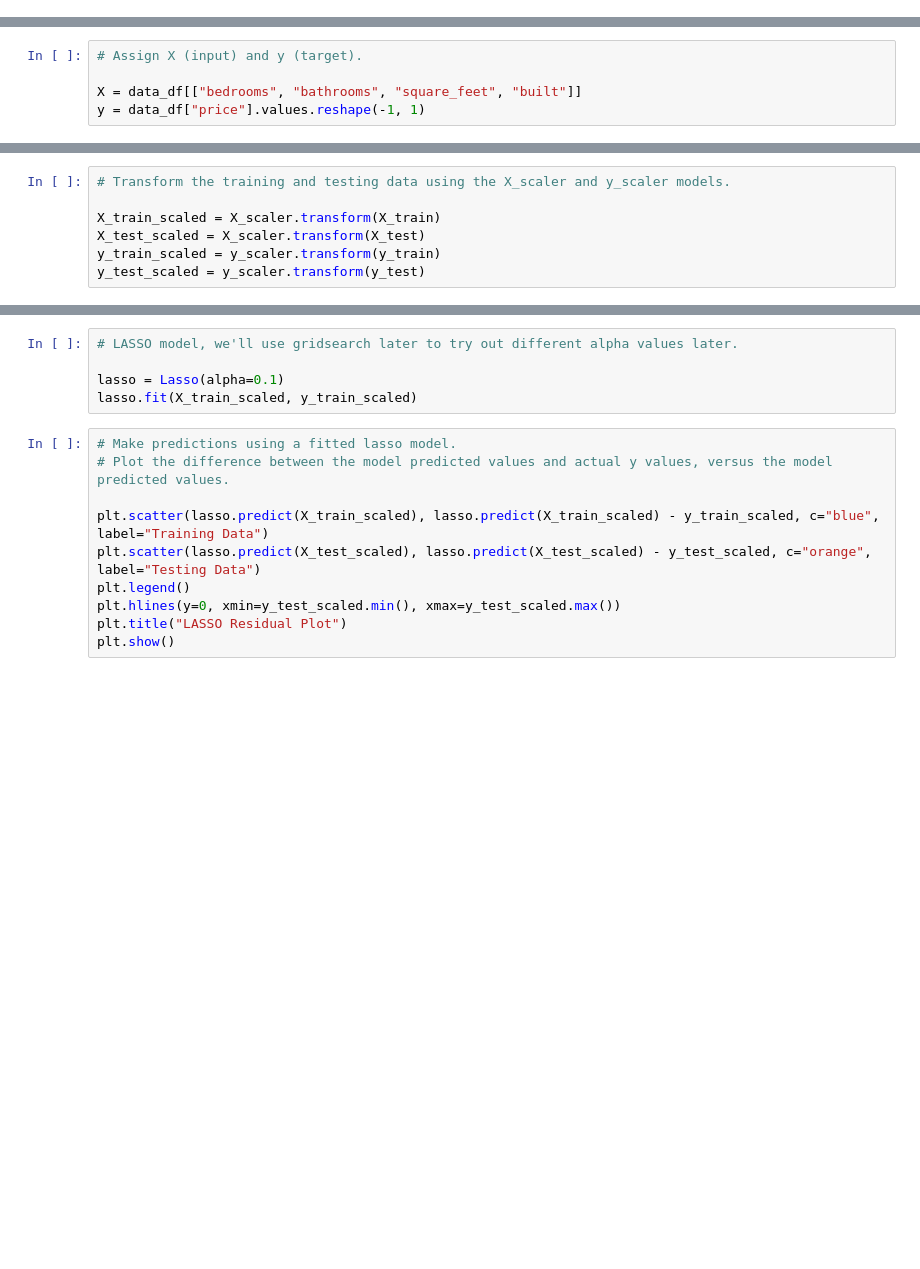
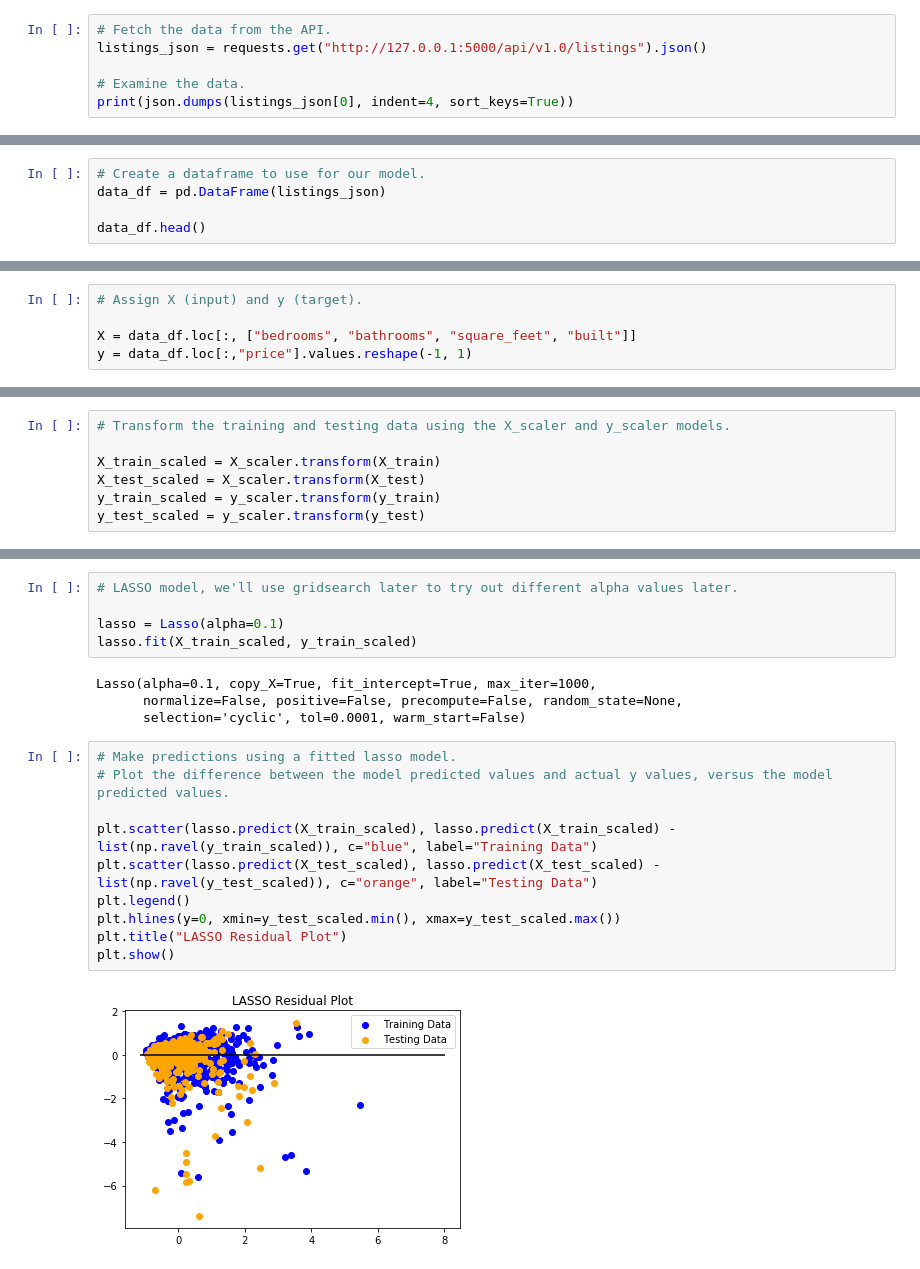
Before and after one commit to tristanh314/final-project-ddt, a Jupyter notebook: ML Models/linear_models.ipynb, the cells around one changed output, grey strips where cells are left out. Drawn from its saved outputs; the diff is of its cells as text; blank space fills up the shorter version.

Commit message:
Experimented with linear models.

```diff
--- a/ML Models/linear_models.ipynb
+++ b/ML Models/linear_models.ipynb
@@ -93,0 +19,6 @@ data_df.head()
+# %%
+# Fetch the data from the API.
+listings_json = requests.get("http://127.0.0.1:5000/api/v1.0/listings").json()
+
+# Examine the data.
+print(json.dumps(listings_json[0], indent=4, sort_keys=True))
@@ -93,0 +43,5 @@ data_df.head()
+# %%
+# Create a dataframe to use for our model.
+data_df = pd.DataFrame(listings_json)
+
+data_df.head()
@@ -94,8 +57,8 @@ data_df.head()
 # %%
 # Assign X (input) and y (target).
 
-X = data_df[["bedrooms", "bathrooms", "square_feet", "built"]]
-y = data_df["price"].values.reshape(-1, 1)
+X = data_df.loc[:, ["bedrooms", "bathrooms", "square_feet", "built"]]
+y = data_df.loc[:,"price"].values.reshape(-1, 1)
 # %%
 # Split the data into training and testing
 
@@ -142,16 +109,22 @@ print(f"MSE: {MSE}, R2: {r2}")
 
 lasso = Lasso(alpha=0.1)
 lasso.fit(X_train_scaled, y_train_scaled)
+# %% [output]
+Lasso(alpha=0.1, copy_X=True, fit_intercept=True, max_iter=1000,
+      normalize=False, positive=False, precompute=False, random_state=None,
+      selection='cyclic', tol=0.0001, warm_start=False)
 # %%
 # Make predictions using a fitted lasso model.
 # Plot the difference between the model predicted values and actual y values, versus the model predicted values.
 
-plt.scatter(lasso.predict(X_train_scaled), lasso.predict(X_train_scaled) - y_train_scaled, c="blue", label="Training Data")
-plt.scatter(lasso.predict(X_test_scaled), lasso.predict(X_test_scaled) - y_test_scaled, c="orange", label="Testing Data")
+plt.scatter(lasso.predict(X_train_scaled), lasso.predict(X_train_scaled) - list(np.ravel(y_train_scaled)), c="blue", label="Training Data")
+plt.scatter(lasso.predict(X_test_scaled), lasso.predict(X_test_scaled) - list(np.ravel(y_test_scaled)), c="orange", label="Testing Data")
 plt.legend()
 plt.hlines(y=0, xmin=y_test_scaled.min(), xmax=y_test_scaled.max())
 plt.title("LASSO Residual Plot")
 plt.show()
+# %% [output]
+[figure, added]
 # %%
 # Used X_test_scaled, y_test_scaled, and lasso.predict(X_test_scaled) to calculate MSE and R2.
 
```
Also changed, not shown: parts of 41 cells of this notebook, 3 other files.
